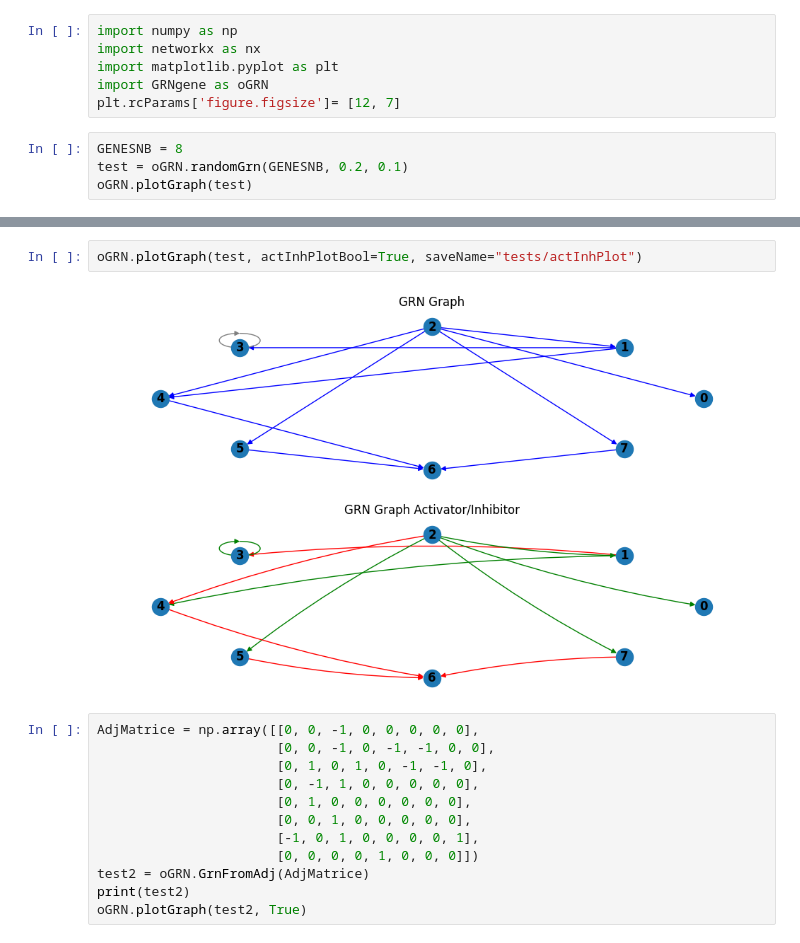
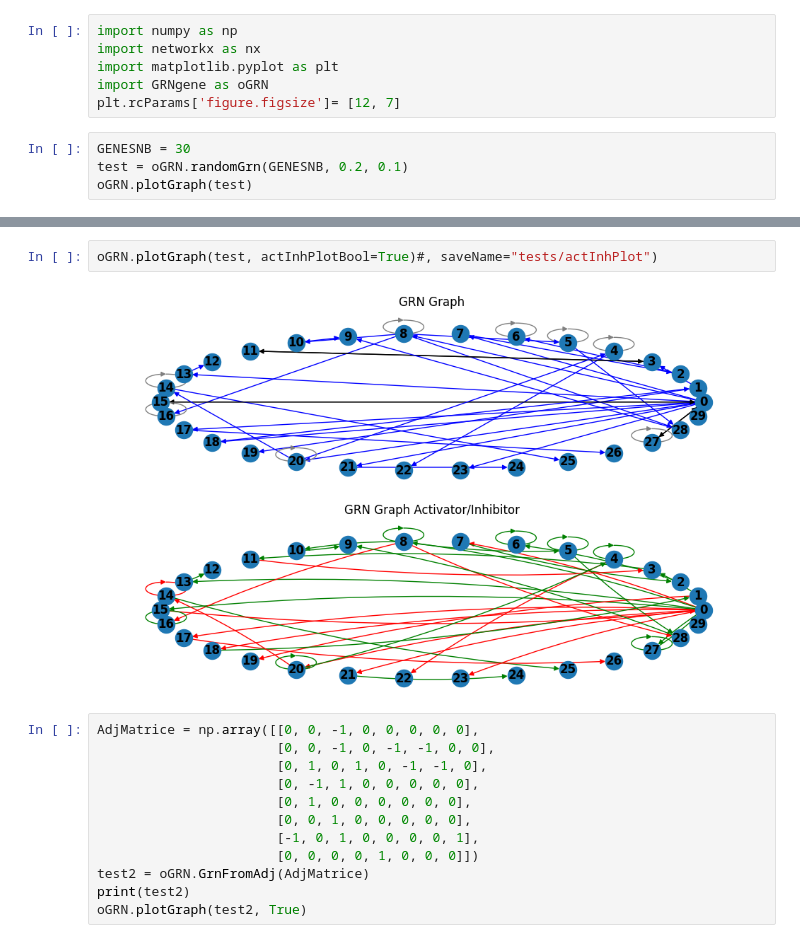
Before and after one commit to TLAlex/GRNgene, a Jupyter notebook: grngene/test_grngene__graphCreation.ipynb, the cells around one changed output, grey strips where cells are left out. Saved outputs shown, nothing was run; the diff lists cells and outputs as text.

```diff
--- a/grngene/test_grngene__graphCreation.ipynb
+++ b/grngene/test_grngene__graphCreation.ipynb
@@ -5,7 +5,7 @@ import matplotlib.pyplot as plt
 import GRNgene as oGRN
 plt.rcParams['figure.figsize']= [12, 7]
 # %%
-GENESNB = 8
+GENESNB = 30
 test = oGRN.randomGrn(GENESNB, 0.2, 0.1)
 oGRN.plotGraph(test)
 # %% [output]
@@ -13,7 +24,7 @@ oGRN.plotGraph(test)
 # %%
-oGRN.plotGraph(test, actInhPlotBool=True, saveName="tests/actInhPlot")
+oGRN.plotGraph(test, actInhPlotBool=True)#, saveName="tests/actInhPlot")
 # %% [output]
-[figure, old version]
+[figure, new version]
 # %%
 AdjMatrice = np.array([[0, 0, -1, 0, 0, 0, 0, 0],
                        [0, 0, -1, 0, -1, -1, 0, 0],
```
Also changed, not shown: parts of 1 cell of this notebook, 30 other files.
